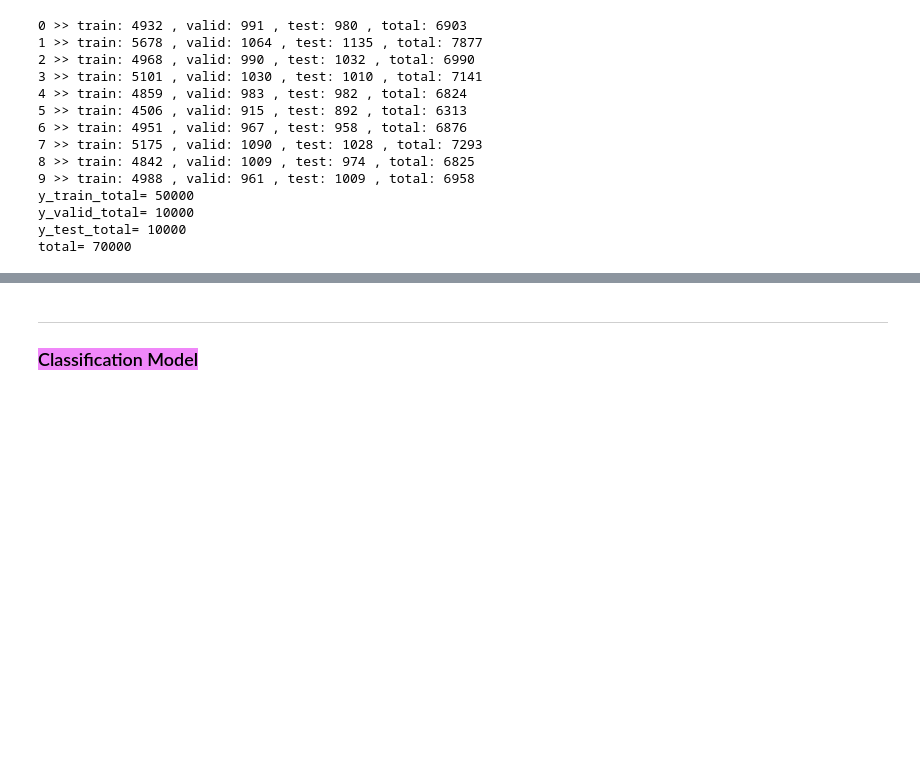
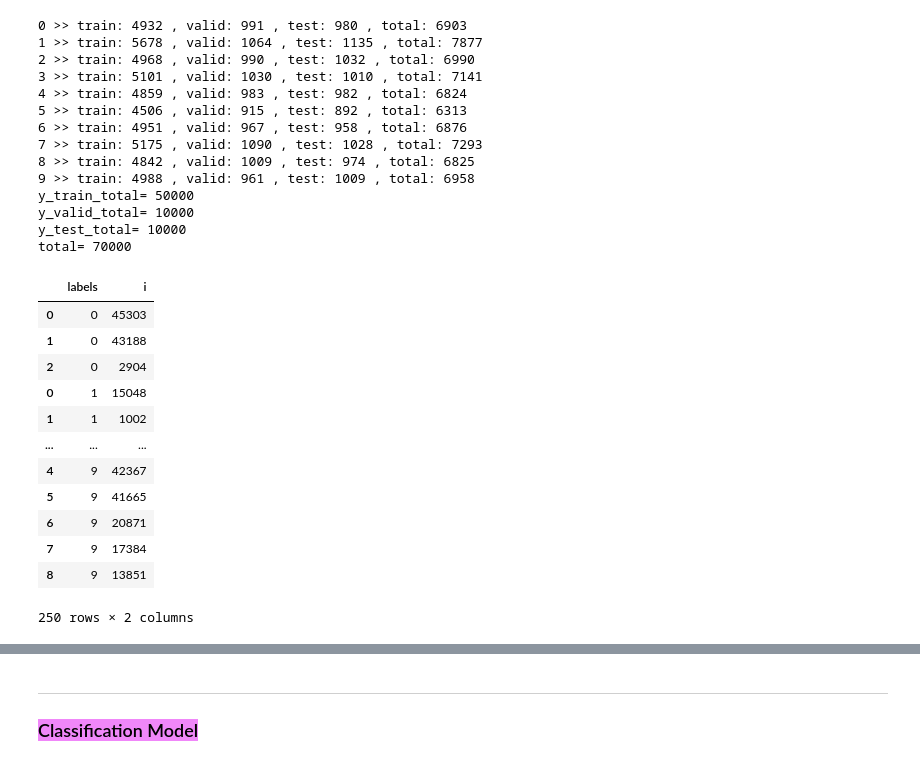
Before and after one commit to yangland/ece_fl_public, a Jupyter notebook: fedavg_mnist_iid_noniid.ipynb, the cells around one changed output, grey strips where cells are left out. Saved outputs shown, nothing was run; the diff lists cells and outputs as text; code cells hidden in the pictures; blank space fills up the shorter version.

```diff
--- a/fedavg_mnist_iid_noniid.ipynb
+++ b/fedavg_mnist_iid_noniid.ipynb
@@ -193 +215,19 @@ def get_subsamples_indices_new(label_dict, number_of_samples, amount, NonIID = F
     return sample_dict
+# %%
+direchlet_test=get_subsamples_indices_new(label_dict=label_dict_train, number_of_samples=number_of_samples, amount=train_amount, NonIID=True, alpha = 0.9)
+# %%
+direchlet_test['sample0']
+# %% [output]
+|  | labels | i |
+| 0 | 0 | 45303 |
+| 1 | 0 | 43188 |
+| 2 | 0 | 2904 |
+| 0 | 1 | 15048 |
+| 1 | 1 | 1002 |
+| ... | ... | ... |
+| 4 | 9 | 42367 |
+| 5 | 9 | 41665 |
+| 6 | 9 | 20871 |
+| 7 | 9 | 17384 |
+| 8 | 9 | 13851 |
+250 rows × 2 columns
```
Also changed, not shown: parts of 3 cells of this notebook.
